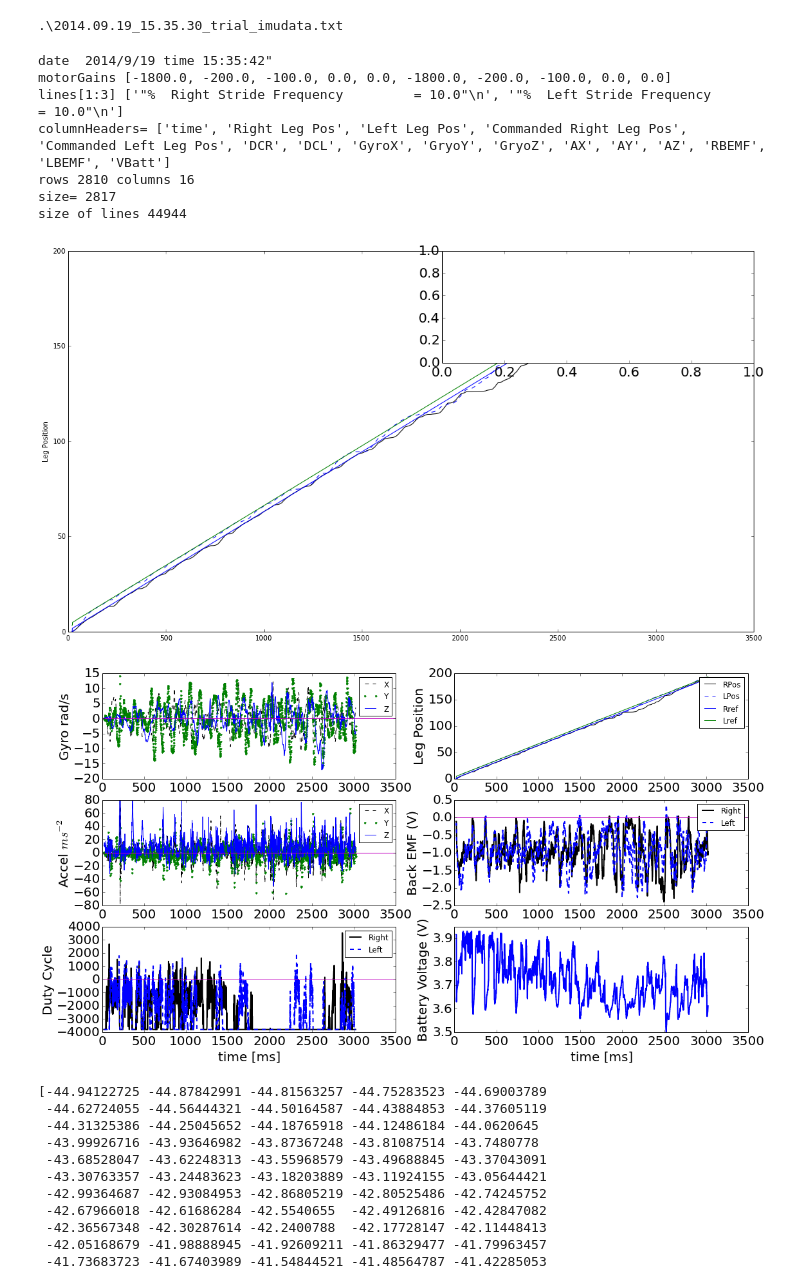
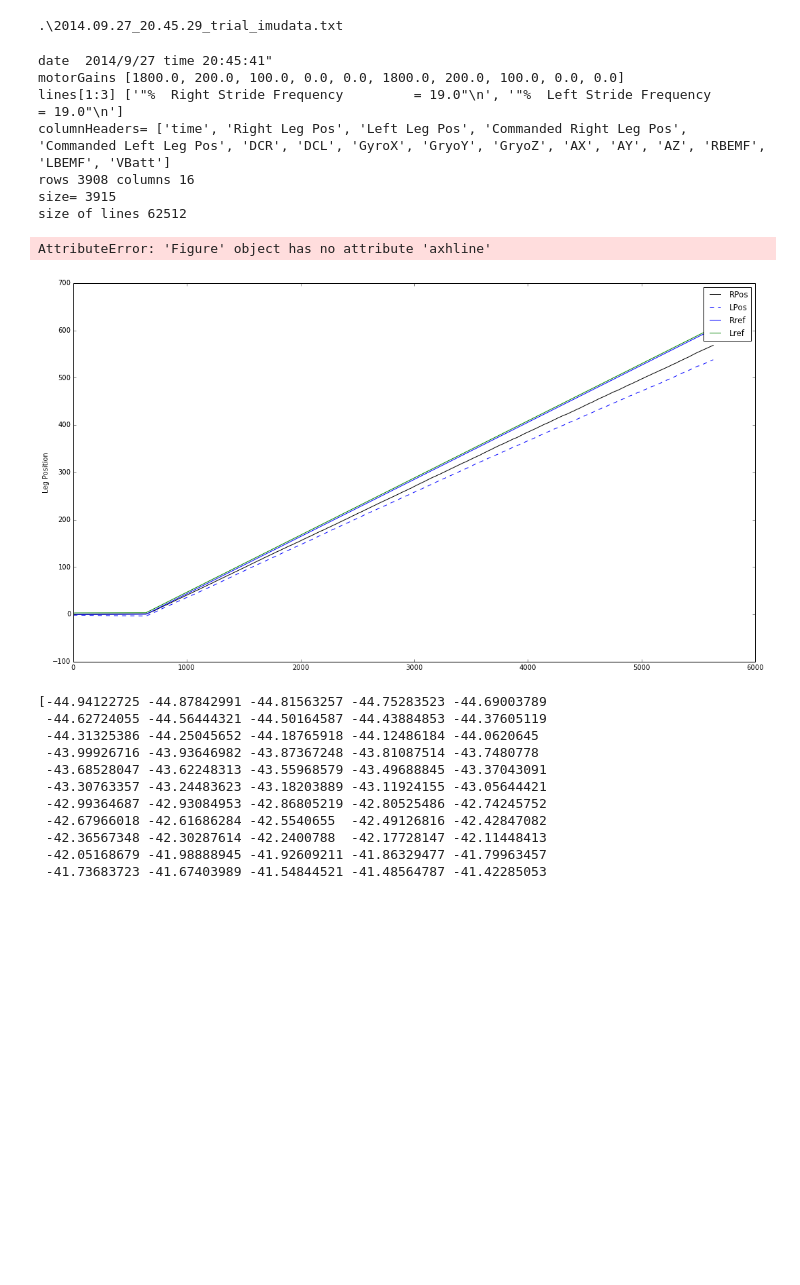
Before and after one commit to camrose/roach, a Jupyter notebook: python/Data/telemetry_plotter-win-rf.ipynb, the cells around one changed output. Cells and saved outputs as stored; diff of their text form; code cells hidden in the pictures; blank space fills up the shorter version.

```diff
--- a/python/Data/telemetry_plotter-win-rf.ipynb
+++ b/python/Data/telemetry_plotter-win-rf.ipynb
@@ -45,10 +45,10 @@ WARNING: pylab import has clobbered these variables: ['f']
 #filename = '.\\2014.05.05_16.52.05_trial_imudata.txt'
 #filename = '..\\turner-ip2.5\\python\\Data\\ground-200ms.txt'
 #filename = '..\\turner-ip2.5\\python\\Data\\imudata.txt'
-filename = '.\\2014.09.19_15.35.30_trial_imudata.txt'
+filename = '.\\2014.09.27_20.45.29_trial_imudata.txt'
 print filename
 # %% [output]
-.\2014.09.19_15.35.30_trial_imudata.txt
+.\2014.09.27_20.45.29_trial_imudata.txt
 # %%
 # Read in the file
 f = open(filename)
@@ -134,13 +134,13 @@ VBatt = data[:,15]*vdivide*vref/1023.0
 VMotorR = VBatt*DCR
 VMotorL = VBatt*DCL
 # %% [output]
-date  2014/9/19 time 15:35:42"
-motorGains [-1800.0, -200.0, -100.0, 0.0, 0.0, -1800.0, -200.0, -100.0, 0.0, 0.0]
-lines[1:3] ['"%  Right Stride Frequency         = 10.0"\n', '"%  Left Stride Frequency         = 10.0"\n']
+date  2014/9/27 time 20:45:41"
+motorGains [1800.0, 200.0, 100.0, 0.0, 0.0, 1800.0, 200.0, 100.0, 0.0, 0.0]
+lines[1:3] ['"%  Right Stride Frequency         = 19.0"\n', '"%  Left Stride Frequency         = 19.0"\n']
 columnHeaders= ['time', 'Right Leg Pos', 'Left Leg Pos', 'Commanded Right Leg Pos', 'Commanded Left Leg Pos', 'DCR', 'DCL', 'GyroX', 'GryoY', 'GryoZ', 'AX', 'AY', 'AZ', 'RBEMF', 'LBEMF', 'VBatt']
-rows 2810 columns 16
-size= 2817
-size of lines 44944
+rows 3908 columns 16
+size= 3915
+size of lines 62512
 # %%
 fig = figure(figsize = (length,width))
 plot.plot(time,rightLegPos,'k')
@@ -151,7 +151,7 @@ plot.plot(time,commandedLeftLegPos)
 ylabel('Leg Position')
 legend(['RPos','LPos','Rref','Lref'])
 #legend(['RPos','LPos'])
-ax = fig.add_subplot(3,2,2)
+ax = fig
 ax.axhline(linewidth=1, color='m')
 for item in ([ax.title, ax.xaxis.label, ax.yaxis.label] +
              ax.get_xticklabels() + ax.get_yticklabels()):
@@ -215,35 +215,35 @@ ax = fig.add_subplot(3,2,4)
 ax.axhline(linewidth=1, color='m')
 for item in ([ax.title, ax.xaxis.label, ax.yaxis.label] +
              ax.get_xticklabels() + ax.get_yticklabels()):
     item.set_fontsize(20)
 
 
 # Motor PWM
 plot.subplot(3,2,5)
 plot.plot(time,DCR,'k',linewidth=2)
 plot.plot(time,DCL,'b--',linewidth=2)
 xlabel('time [ms]')
 ylabel('Duty Cycle')
 legend(['Right', 'Left'])
 ax = fig.add_subplot(3,2,5)
 ax.axhline(linewidth=1, color='m')
 for item in ([ax.title, ax.xaxis.label, ax.yaxis.label] +
              ax.get_xticklabels() + ax.get_yticklabels()):
     item.set_fontsize(20)
 
 #battery voltage
 plot.subplot(3,2,6)
 plot.plot(time,VBatt, linewidth=2)
 xlabel('time [ms]')
 ylabel('Battery Voltage (V)')
 ax = fig.add_subplot(3,2,6)
 #ax.axhline(linewidth=1, color='m')
 for item in ([ax.title, ax.xaxis.label, ax.yaxis.label] +
              ax.get_xticklabels() + ax.get_yticklabels()):
     item.set_fontsize(20)
 # %% [output]
+AttributeError: 'Figure' object has no attribute 'axhline'
-[figure, old version]
+[figure, new version]
-[figure, removed]
 # %%
 print rightLegPos[0:100]
 print time[0:100]
```
Also changed, not shown: parts of 2 cells of this notebook, 5 other files.
